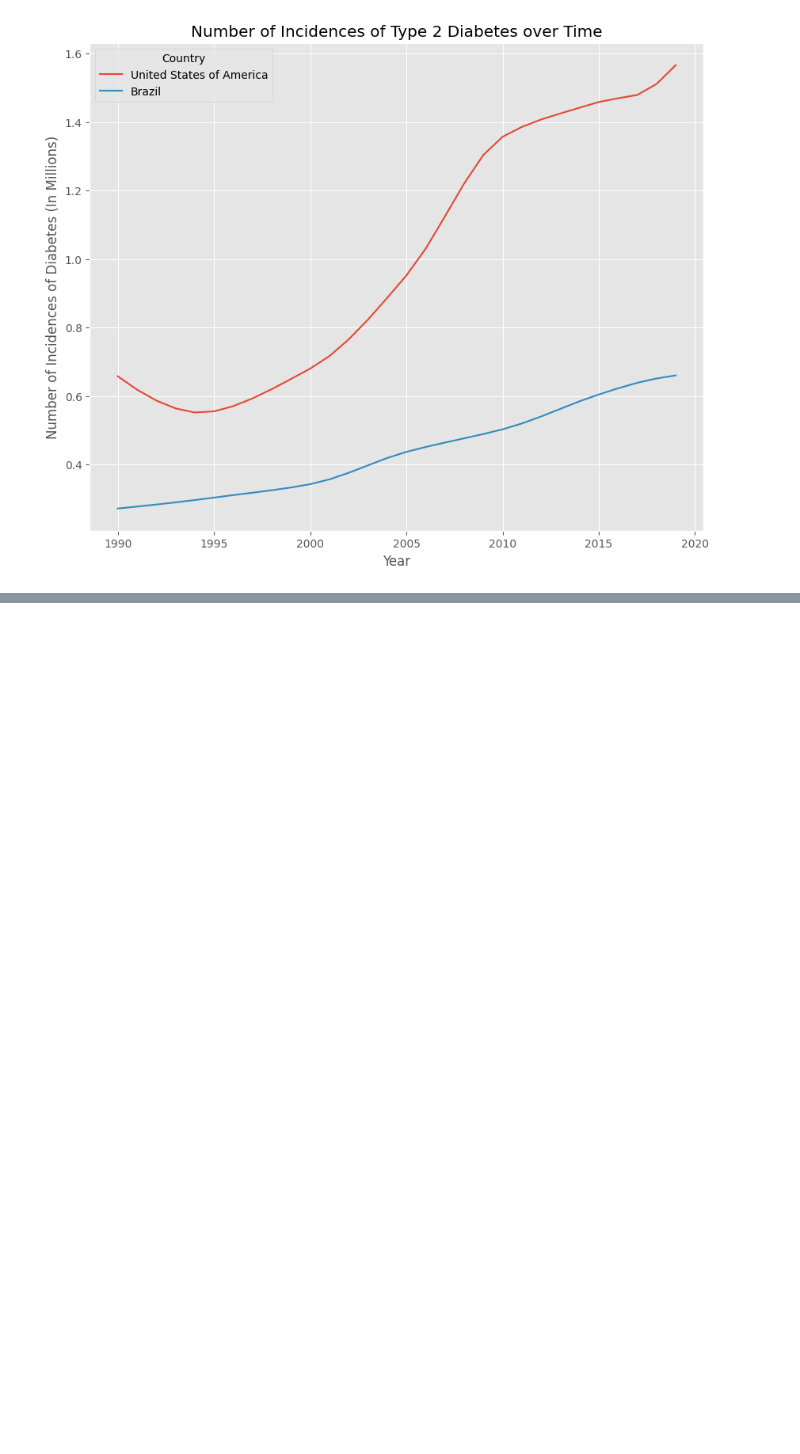
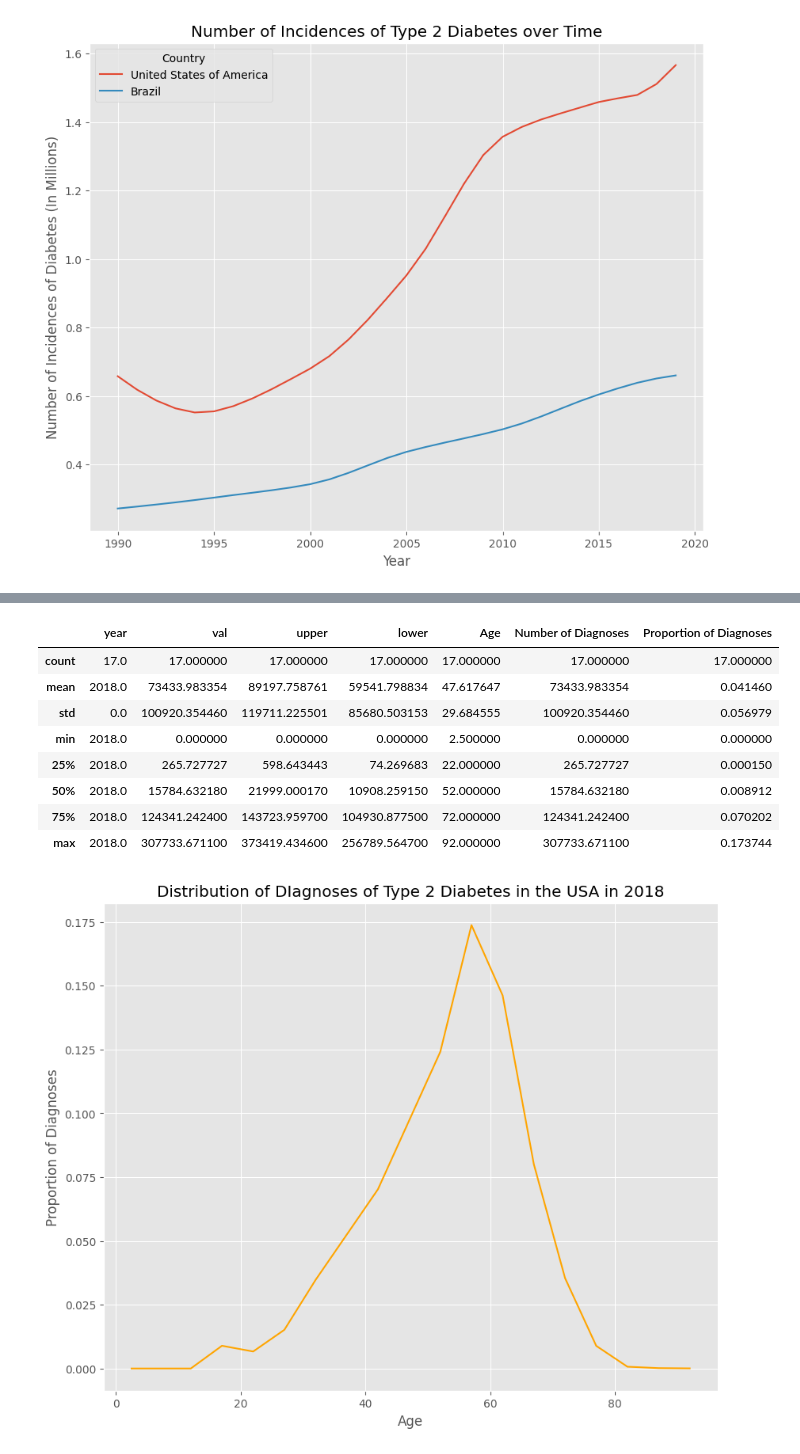
Before and after one commit to JosephMuschialli/QM2, a Jupyter notebook: Project/Brazil_vs_USA.ipynb, the cells around one changed output, grey strips where cells are left out. Cells and saved outputs as stored; diff of their text form; code cells hidden in the pictures; blank space fills up the shorter version.

```diff
--- a/Project/Brazil_vs_USA.ipynb
+++ b/Project/Brazil_vs_USA.ipynb
@@ -48,0 +105,15 @@ Text(0.5, 1.0, 'Number of Incidences of Type 2 Diabetes over Time')
+# %%
+dfU = df[df['location']=='United States of America']
+sns.lineplot(data=dfU,x='Age',y='Proportion of Diagnoses',color='orange').set_title('Distribution of DIagnoses of Type 2 Diabetes in the USA in 2018')
+dfU.describe()
+# %% [output]
+|  | year | val | upper | lower | Age | Number of Diagnoses | Proportion of Diagnoses |
+| count | 17.0 | 17.000000 | 17.000000 | 17.000000 | 17.000000 | 17.000000 | 17.000000 |
+| mean | 2018.0 | 73433.983354 | 89197.758761 | 59541.798834 | 47.617647 | 73433.983354 | 0.041460 |
+| std | 0.0 | 100920.354460 | 119711.225501 | 85680.503153 | 29.684555 | 100920.354460 | 0.056979 |
+| min | 2018.0 | 0.000000 | 0.000000 | 0.000000 | 2.500000 | 0.000000 | 0.000000 |
+| 25% | 2018.0 | 265.727727 | 598.643443 | 74.269683 | 22.000000 | 265.727727 | 0.000150 |
+| 50% | 2018.0 | 15784.632180 | 21999.000170 | 10908.259150 | 52.000000 | 15784.632180 | 0.008912 |
+| 75% | 2018.0 | 124341.242400 | 143723.959700 | 104930.877500 | 72.000000 | 124341.242400 | 0.070202 |
+| max | 2018.0 | 307733.671100 | 373419.434600 | 256789.564700 | 92.000000 | 307733.671100 | 0.173744 |
+[figure, added]
```
Also changed, not shown: parts of 8 cells of this notebook.
